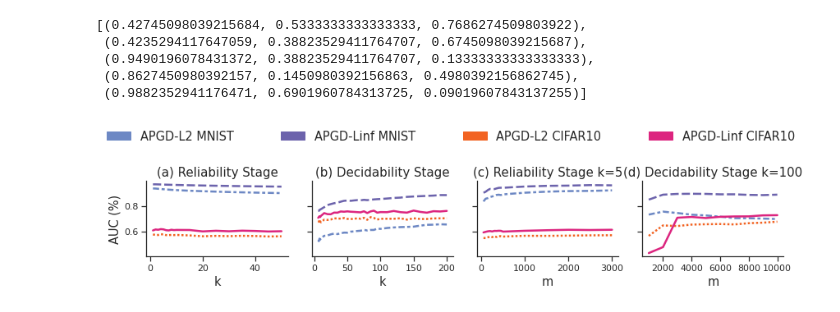
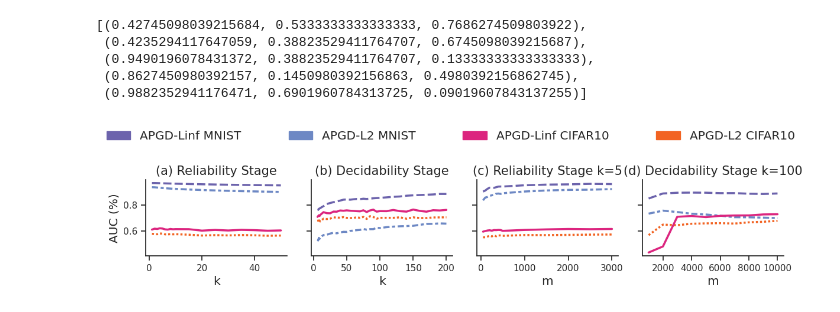
Before and after one commit to changx03/baard, a Jupyter notebook: plots/figure_parameter.ipynb, the cells around one changed output. Cells and saved outputs as stored; diff of their text form; code cells hidden in the pictures.

```diff
--- a/plots/figure_parameter.ipynb
+++ b/plots/figure_parameter.ipynb
@@ -347,31 +347,33 @@ style_order = [
 df3['m'] = (df3['Scale'] * 5).round()
 df4['m'] = (df4['Scale'] * 100).round()
 sn.lineplot(data=df1, x='k', y='auc', hue='Data', style='Data', ax=axs[0], linewidth=2.5, style_order=style_order)
 sn.lineplot(data=df2, x='k', y='auc', hue='Data', style='Data', ax=axs[1], linewidth=2.5, style_order=style_order)
 sn.lineplot(data=df3, x='m', y='auc', hue='Data', style='Data', ax=axs[2], linewidth=2.5, style_order=style_order)
 sn.lineplot(data=df4, x='m', y='auc', hue='Data', style='Data', ax=axs[3], linewidth=2.5, style_order=style_order)
 sn.despine(bottom=False, left=False)
 
 titles = [
     '(a) Reliability Stage',
     '(b) Decidability Stage',
     '(c) Reliability Stage k=5',
     '(d) Decidability Stage k=100',
 ]
 y_labels = [
     'k', 'k', 'm', 'm'
 ]
 handles, labels = axs[-1].get_legend_handles_labels()
 handles = [patches.Patch(color=c) for c in ibm_color_palette[:4]]
+handles = [handles[1], handles[0], handles[3], handles[2]]
+labels = [labels[1], labels[0], labels[3], labels[2]]
 fig.legend(handles=handles, labels=labels, loc='lower left',
            bbox_to_anchor=(0, 1, 1, 0), mode="expand", ncol=4, fontsize=FONTSIZE
            ).get_frame().set_linewidth(0)
 axs[0].set_ylabel('AUC (%)', fontsize=FONTSIZE)
 for i, title in enumerate(titles):
     axs[i].set_title(title, fontsize=FONTSIZE + 0.5)
     axs[i].get_legend().remove()
     axs[i].set_xlabel(y_labels[i], fontsize=FONTSIZE)
 plt.tight_layout()
 plt.savefig('param_tuning.pdf', dpi=300, bbox_inches='tight')
 # %% [output]
-[figure, old version]
+[figure, new version]
```
Also changed, not shown: parts of 4 cells of this notebook, 3 other files.
